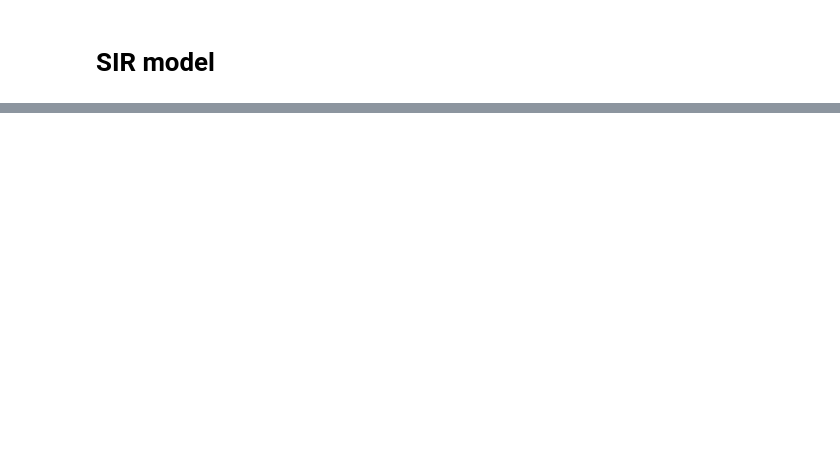
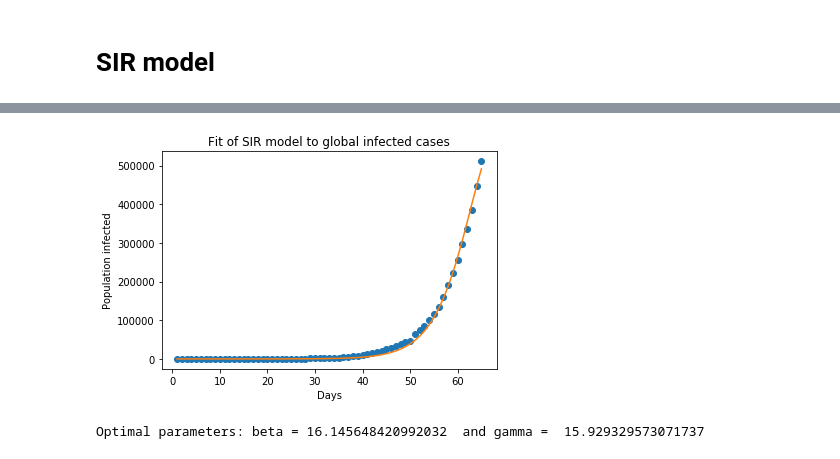
Before and after one commit to Aveek-Saha/CovidAnalysis, a Jupyter notebook: Prediction.ipynb, the cells around one changed output, grey strips where cells are left out. Saved outputs shown, nothing was run; the diff lists cells and outputs as text; code cells hidden in the pictures; blank space fills up the shorter version.

Commit message:
Make prediction with SIR model

```diff
--- a/Prediction.ipynb
+++ b/Prediction.ipynb
@@ -45,0 +108,12 @@ plt.show()
+# %%
+def deriv(y, t, N, beta, gamma):
+    S, I, R = y
+    dSdt = -beta * y[0] * y[1] / N
+    dIdt = beta * y[0] * y[1] / N - gamma * y[1]
+    dRdt = gamma * y[1]
+    return dSdt, dIdt, dRdt
+# %%
+def opt_ode(x, beta, gamma):
+    return odeint(deriv, (S0, I0, R0), x, args=(N, beta, gamma))[:,1]
+# %%
+popt, pcov = optimize.curve_fit(opt_ode, x, y)
@@ -45,0 +122,13 @@ plt.show()
+# %%
+fitted = opt_ode(x, *popt)
+# %%
+plt.plot(x, y, 'o')
+plt.plot(x, fitted)
+plt.title("Fit of SIR model to global infected cases")
+plt.ylabel("Population infected")
+plt.xlabel("Days")
+plt.show()
+print("Optimal parameters: beta =", popt[0], " and gamma = ", popt[1])
+# %% [output]
+[figure, added]
+Optimal parameters: beta = 16.145648420992032  and gamma =  15.929329573071737
```
Also changed, not shown: parts of 19 cells of this notebook.
